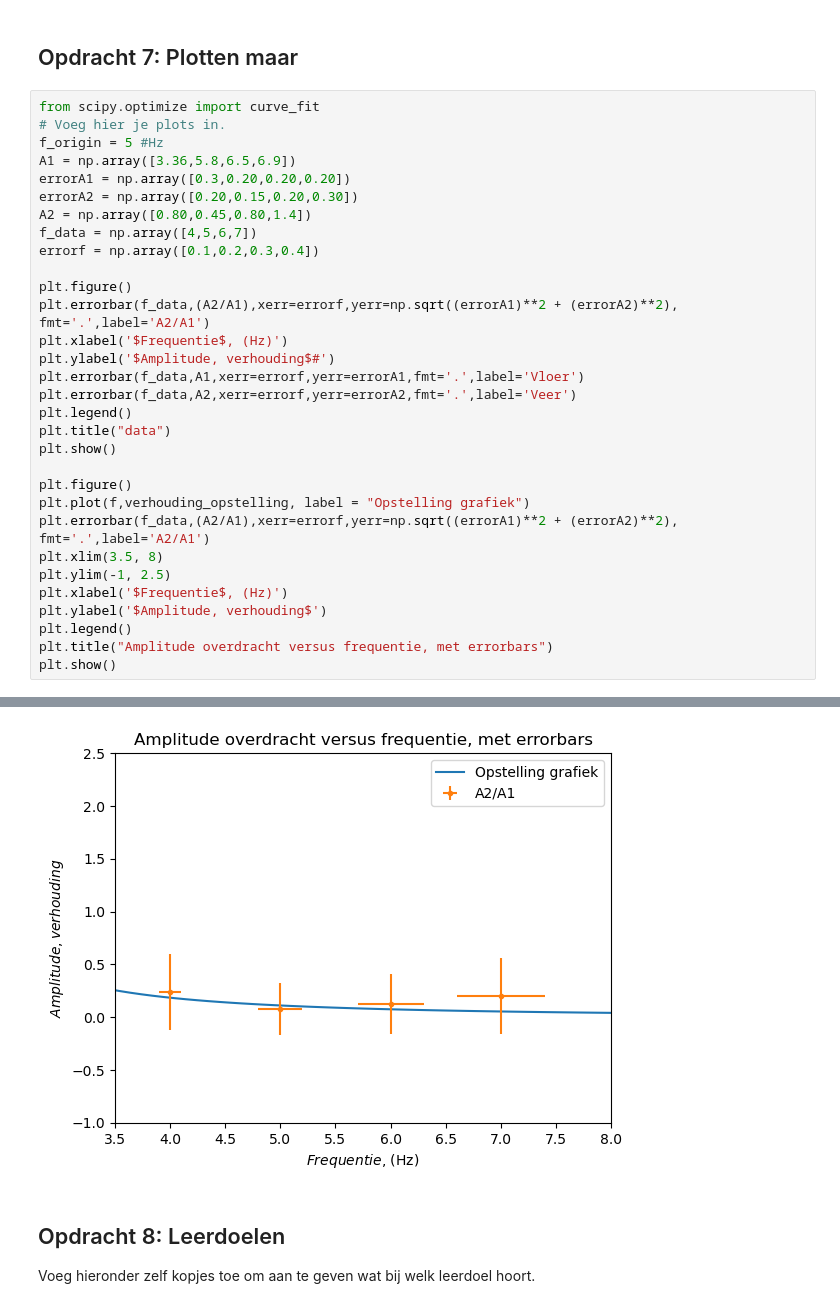
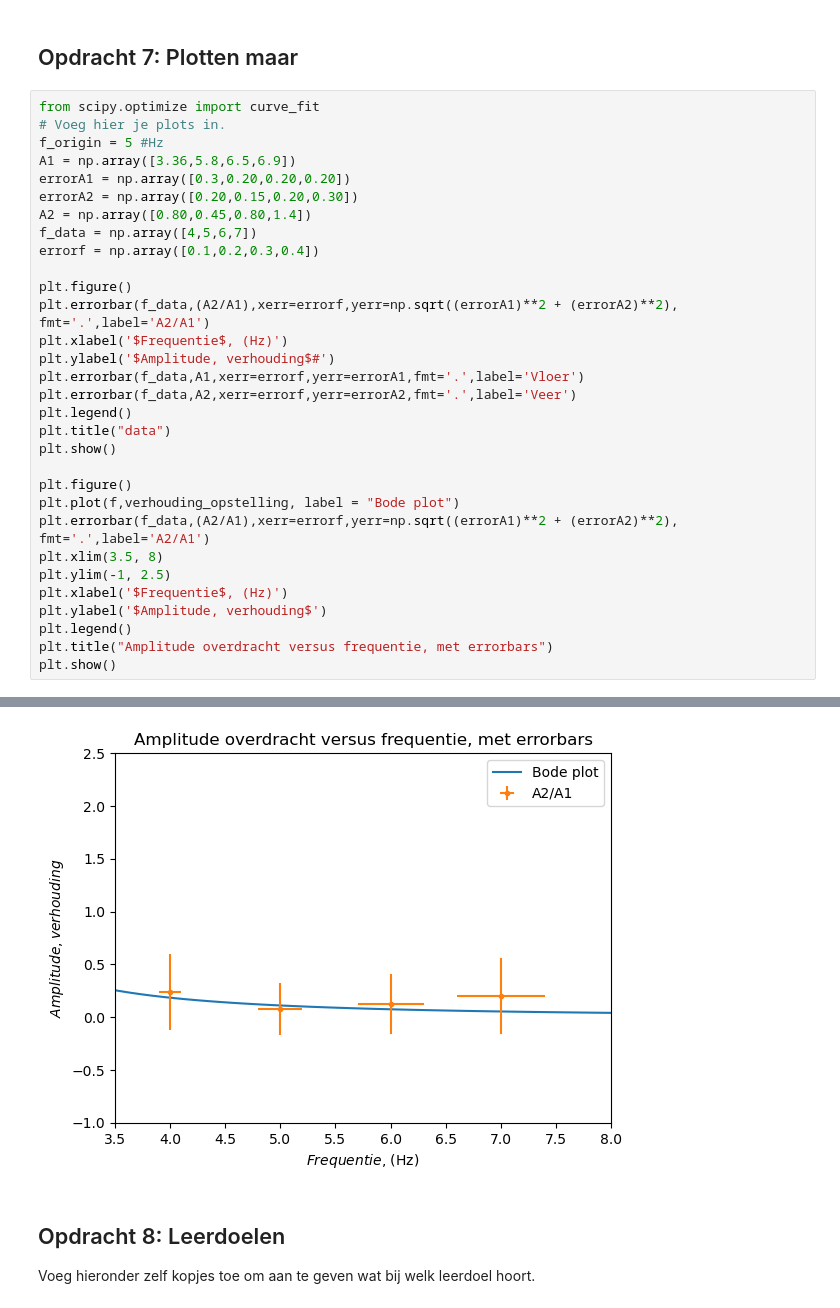
Before and after one commit to Tpalders/opdrachten-DEF-D, a Jupyter notebook: FysiekeOntwerpopdrachten/5MaakEenOpstellingTrillingsvrij/Ontwerpopdracht5MaakEenOpstellingTrillingsvrijInvulTemplate.ipynb, the cells around one changed output, grey strips where cells are left out. Drawn from its saved outputs; the diff is of its cells as text.

Commit message:
plots

```diff
--- a/FysiekeOntwerpopdrachten/5MaakEenOpstellingTrillingsvrij/Ontwerpopdracht5MaakEenOpstellingTrillingsvrijInvulTemplate.ipynb
+++ b/FysiekeOntwerpopdrachten/5MaakEenOpstellingTrillingsvrij/Ontwerpopdracht5MaakEenOpstellingTrillingsvrijInvulTemplate.ipynb
@@ -164,35 +164,35 @@ from scipy.optimize import curve_fit
 # Voeg hier je plots in.
 f_origin = 5 #Hz
 A1 = np.array([3.36,5.8,6.5,6.9])
 errorA1 = np.array([0.3,0.20,0.20,0.20])
 errorA2 = np.array([0.20,0.15,0.20,0.30])
 A2 = np.array([0.80,0.45,0.80,1.4])
 f_data = np.array([4,5,6,7])
 errorf = np.array([0.1,0.2,0.3,0.4])
 
 plt.figure()
 plt.errorbar(f_data,(A2/A1),xerr=errorf,yerr=np.sqrt((errorA1)**2 + (errorA2)**2), fmt='.',label='A2/A1')
 plt.xlabel('$Frequentie$, (Hz)')
 plt.ylabel('$Amplitude, verhouding$#')
 plt.errorbar(f_data,A1,xerr=errorf,yerr=errorA1,fmt='.',label='Vloer')
 plt.errorbar(f_data,A2,xerr=errorf,yerr=errorA2,fmt='.',label='Veer')
 plt.legend()
 plt.title("data")
 plt.show()
 
 plt.figure()
-plt.plot(f,verhouding_opstelling, label = "Opstelling grafiek")
+plt.plot(f,verhouding_opstelling, label = "Bode plot")
 plt.errorbar(f_data,(A2/A1),xerr=errorf,yerr=np.sqrt((errorA1)**2 + (errorA2)**2), fmt='.',label='A2/A1')
 plt.xlim(3.5, 8)
 plt.ylim(-1, 2.5)
 plt.xlabel('$Frequentie$, (Hz)')
 plt.ylabel('$Amplitude, verhouding$')
 plt.legend()
 plt.title("Amplitude overdracht versus frequentie, met errorbars")
 plt.show()
 # %% [output]
 [figure]
-[figure, old version]
+[figure, new version]
 # %% [markdown]
 ## Opdracht 8: Leerdoelen
 Voeg hieronder zelf kopjes toe om aan te geven wat bij welk leerdoel hoort.
```
Also changed, not shown: parts of 1 cell of this notebook.
